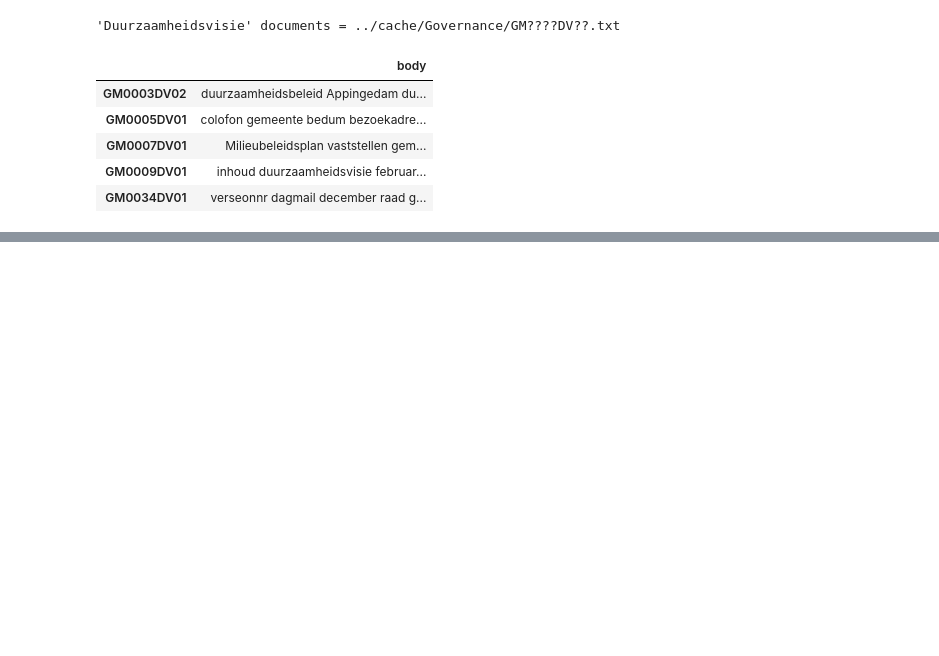
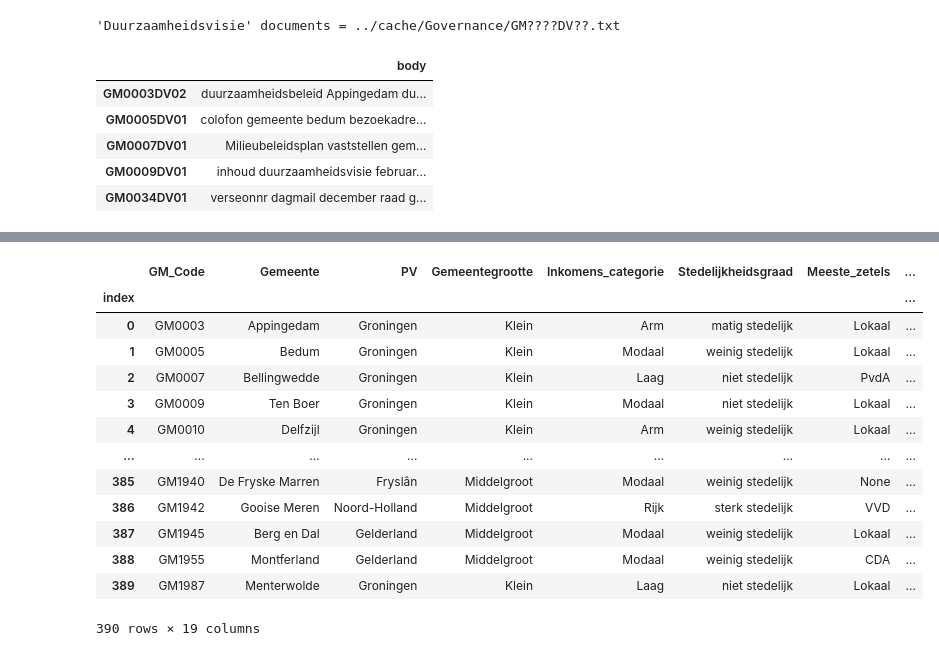
Before and after one commit to kjkoster/execute-enexis, a Jupyter notebook: notebooks/06 enexis doc2vec.ipynb, the cells around one changed output, grey strips where cells are left out. Cells and saved outputs as stored; diff of their text form; code cells hidden in the pictures; blank space fills up the shorter version.

```diff
--- a/notebooks/06 enexis doc2vec.ipynb
+++ b/notebooks/06 enexis doc2vec.ipynb
@@ -99,0 +120,18 @@ all_content = make_into_tagged_documents(corpus[DOCUMENT_BODY])
+# %%
+municipalities = pd.read_parquet("../data/CBS/Evaluation_data.parquet")
+municipalities
+# %% [output]
+|  | GM_Code | Gemeente | PV | Gemeentegrootte | Inkomens_categorie | Stedelijkheidsgraad | Meeste_zetels | ... |
+| index |  |  |  |  |  |  |  | ... |
+| 0 | GM0003 | Appingedam | Groningen | Klein | Arm | matig stedelijk | Lokaal | ... |
+| 1 | GM0005 | Bedum | Groningen | Klein | Modaal | weinig stedelijk | Lokaal | ... |
+| 2 | GM0007 | Bellingwedde | Groningen | Klein | Laag | niet stedelijk | PvdA | ... |
+| 3 | GM0009 | Ten Boer | Groningen | Klein | Modaal | niet stedelijk | Lokaal | ... |
+| 4 | GM0010 | Delfzijl | Groningen | Klein | Arm | weinig stedelijk | Lokaal | ... |
+| ... | ... | ... | ... | ... | ... | ... | ... | ... |
+| 385 | GM1940 | De Fryske Marren | Fryslân | Middelgroot | Modaal | weinig stedelijk | None | ... |
+| 386 | GM1942 | Gooise Meren | Noord-Holland | Middelgroot | Rijk | sterk stedelijk | VVD | ... |
+| 387 | GM1945 | Berg en Dal | Gelderland | Middelgroot | Modaal | weinig stedelijk | Lokaal | ... |
+| 388 | GM1955 | Montferland | Gelderland | Middelgroot | Modaal | weinig stedelijk | CDA | ... |
+| 389 | GM1987 | Menterwolde | Groningen | Klein | Laag | niet stedelijk | Lokaal | ... |
+390 rows × 19 columns
```
Also changed, not shown: parts of 27 cells of this notebook.
